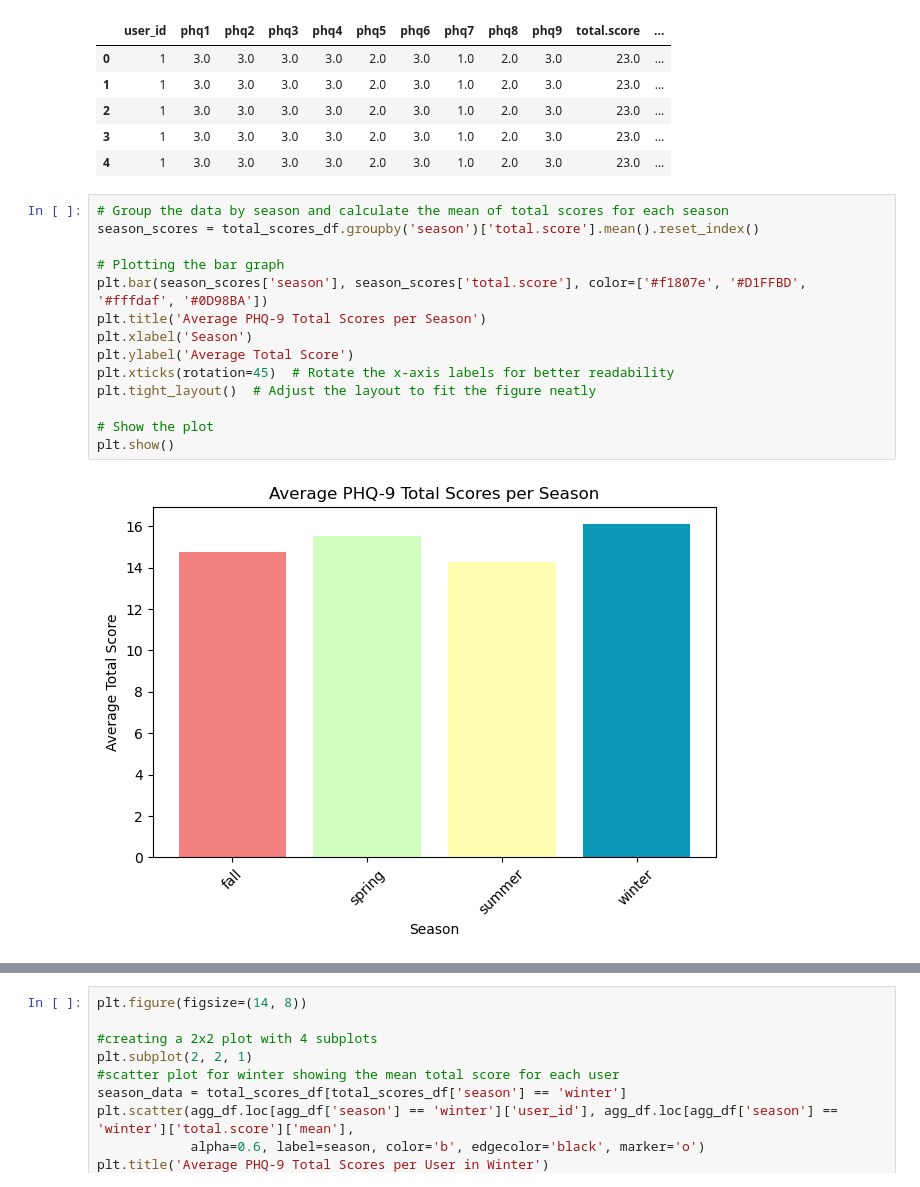
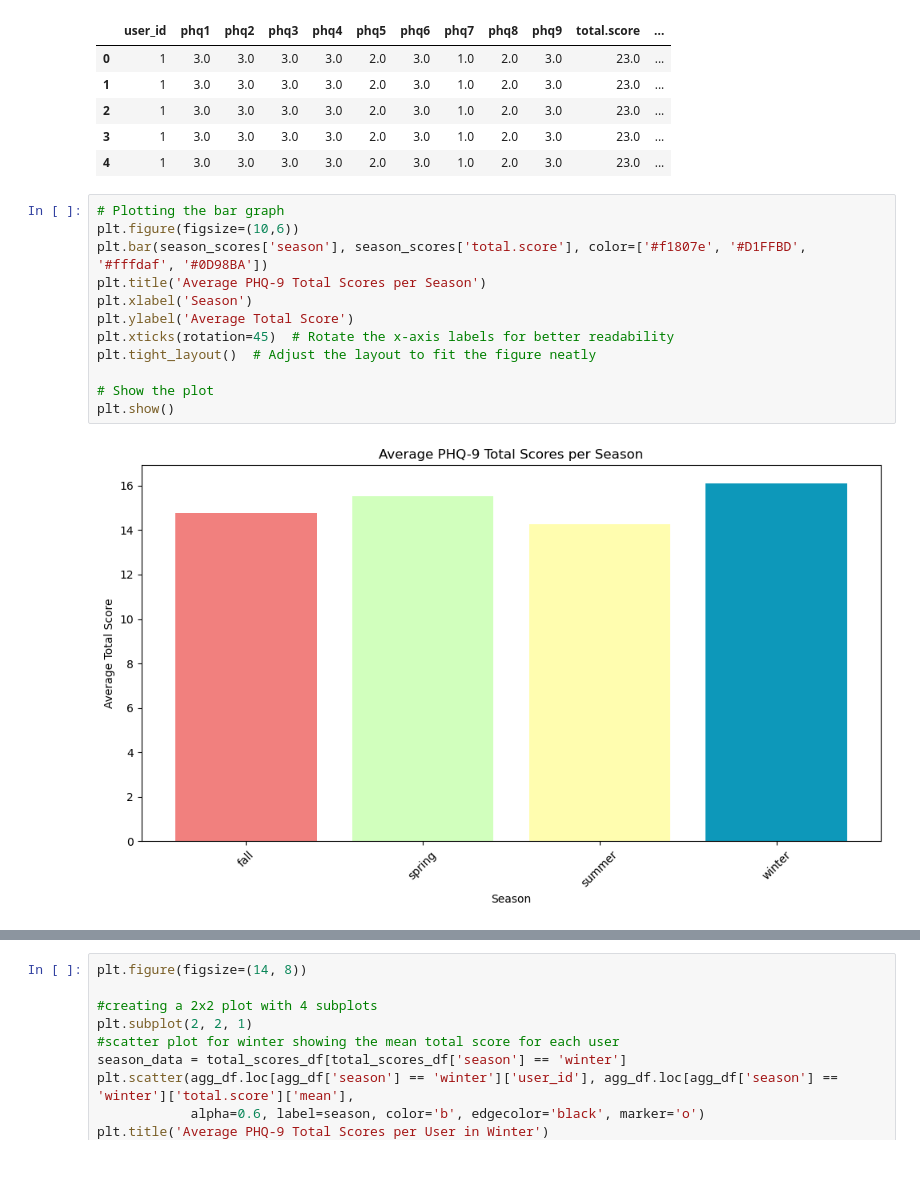
Before and after one commit to meera-patel01/PHQ-9-ANALYSIS, a Jupyter notebook: PHQ-9 ANALYSIS.ipynb, the cells around one changed output, grey strips where cells are left out. Saved outputs shown, nothing was run; the diff lists cells and outputs as text.

```diff
--- a/PHQ-9 ANALYSIS.ipynb
+++ b/PHQ-9 ANALYSIS.ipynb
@@ -95,18 +95,16 @@ total_scores_df.head()
 | 3 | 1 | 3.0 | 3.0 | 3.0 | 3.0 | 2.0 | 3.0 | 1.0 | 2.0 | 3.0 | 23.0 | ... |
 | 4 | 1 | 3.0 | 3.0 | 3.0 | 3.0 | 2.0 | 3.0 | 1.0 | 2.0 | 3.0 | 23.0 | ... |
 # %%
-# Group the data by season and calculate the mean of total scores for each season
-season_scores = total_scores_df.groupby('season')['total.score'].mean().reset_index()
-
 # Plotting the bar graph
+plt.figure(figsize=(10,6))
 plt.bar(season_scores['season'], season_scores['total.score'], color=['#f1807e', '#D1FFBD', '#fffdaf', '#0D98BA'])
 plt.title('Average PHQ-9 Total Scores per Season')
 plt.xlabel('Season')
 plt.ylabel('Average Total Score')
 plt.xticks(rotation=45)  # Rotate the x-axis labels for better readability
 plt.tight_layout()  # Adjust the layout to fit the figure neatly
 
 # Show the plot
 plt.show()
 # %% [output]
-[figure, old version]
+[figure, new version]
```
Also changed, not shown: parts of 9 cells of this notebook.
